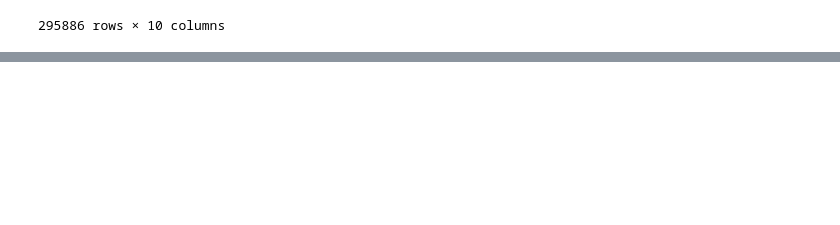
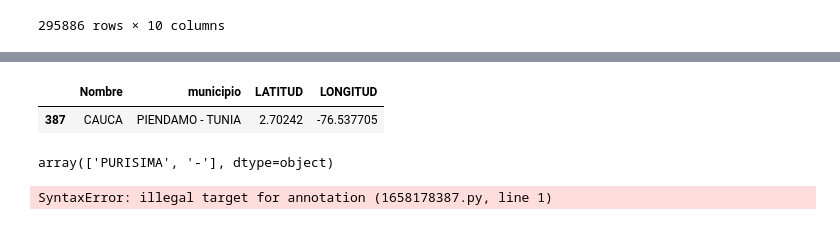
Before and after one commit to Alejolamilla/Colombian-Crimes, a Jupyter notebook: Notebooks/03_Enrichment.ipynb, the cells around one changed output, grey strips where cells are left out. Drawn from its saved outputs; the diff is of its cells as text; code cells hidden in the pictures; blank space fills up the shorter version.

```diff
--- a/Notebooks/03_Enrichment.ipynb
+++ b/Notebooks/03_Enrichment.ipynb
@@ -70,0 +140,14 @@ df
+# %%
+position_df[position_df["municipio"] == "PIENDAMO - TUNIA"]
+# %% [output]
+|  | Nombre | municipio | LATITUD | LONGITUD |
+| 387 | CAUCA | PIENDAMO - TUNIA | 2.70242 | -76.537705 |
+# %%
+# Places that wasnt find in the merge
+df[df["LATITUD"].isnull()]["municipio"].unique()
+# %% [output]
+array(['PURISIMA', '-'], dtype=object)
+# %%
+"PURISIMA" : "",
+# %% [output]
+SyntaxError: illegal target for annotation (1658178387.py, line 1)
```
Also changed, not shown: parts of 8 cells of this notebook.
